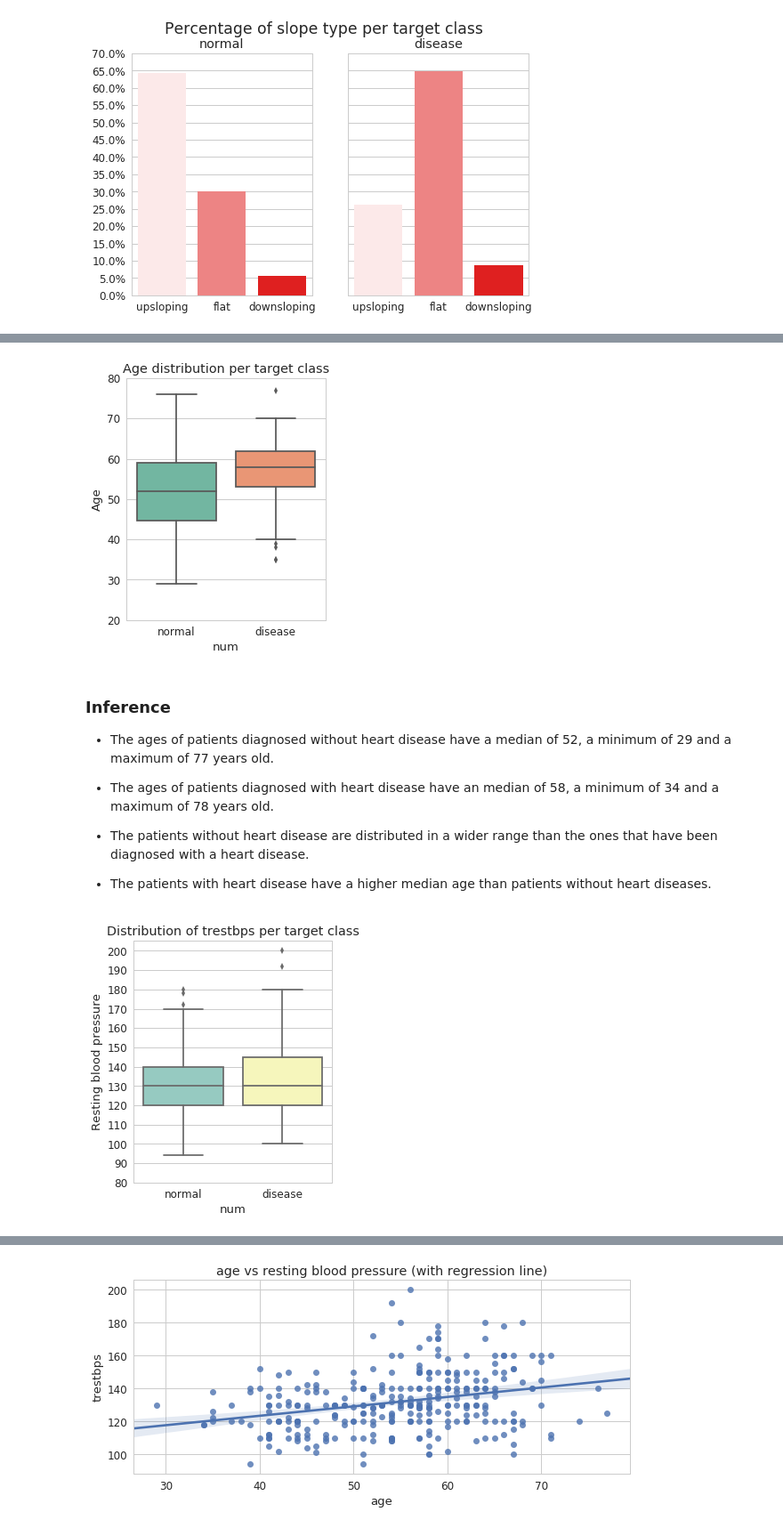
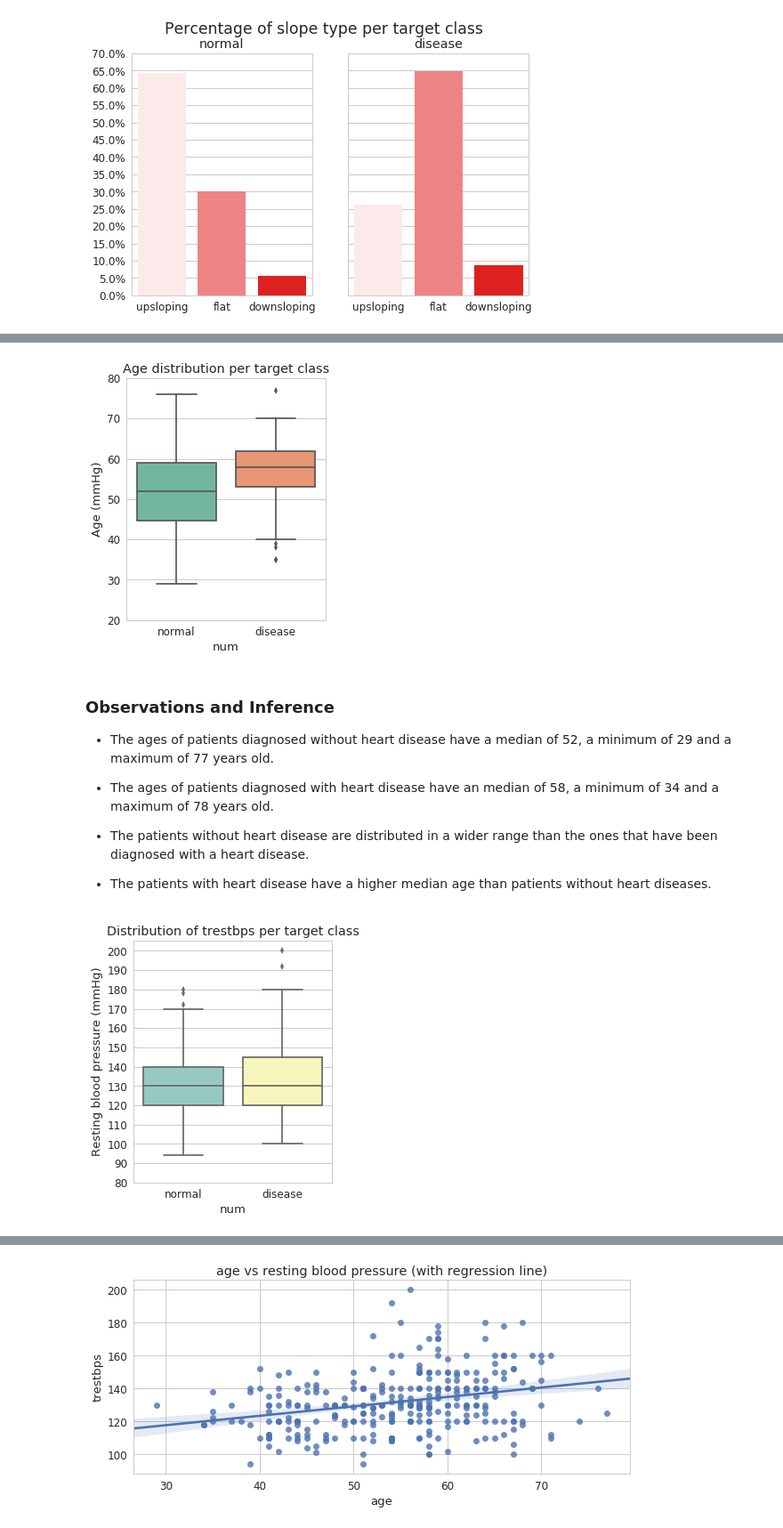
Before and after one commit to Nilabhra/jacobs_da_2017, a Jupyter notebook: assignment_1/assignment1.ipynb, the cells around one changed output, grey strips where cells are left out. Shown at 89% size. Drawn from its saved outputs; the diff is of its cells as text; code cells hidden in the pictures.

```diff
--- a/assignment_1/assignment1.ipynb
+++ b/assignment_1/assignment1.ipynb
@@ -155,12 +159,12 @@ _ = fig.set_yticks(np.arange(20, 90, 10))
 _ = f.add_subplot(fig)
 _ = f.set_size_inches(4, 5)
 _ = fig.set_xlabel('num')
-_ = fig.set_ylabel('Age')
+_ = fig.set_ylabel('Age (mmHg)')
 _ = fig.set_title('Age distribution per target class')
 # %% [output]
-[figure, old version]
+[figure, new version]
 # %% [markdown]
-### Inference
+### Observations and Inference
 
 - The ages of patients diagnosed without heart disease have a median of 52, a minimum of 29 and a maximum of 77 years old.
 
@@ -172,12 +176,12 @@ _ = fig.set_title('Age distribution per target class')
 # %%
 f = plt.figure()
 fig = sns.boxplot(x='num', y='trestbps', data=data, palette='Set3')
 _ = fig.set_yticks(np.arange(80, 210, 10))
 _ = f.add_subplot(fig)
 _ = f.set_size_inches(4, 5)
 _ = fig.set_xlabel('num')
-_ = fig.set_ylabel('Resting blood pressure')
+_ = fig.set_ylabel('Resting blood pressure (mmHg)')
 _ = fig.set_title('Distribution of trestbps per target class')
 # %% [output]
-[figure, old version]
+[figure, new version]
 # %% [markdown]
```
Also changed, not shown: parts of 18 cells of this notebook.
